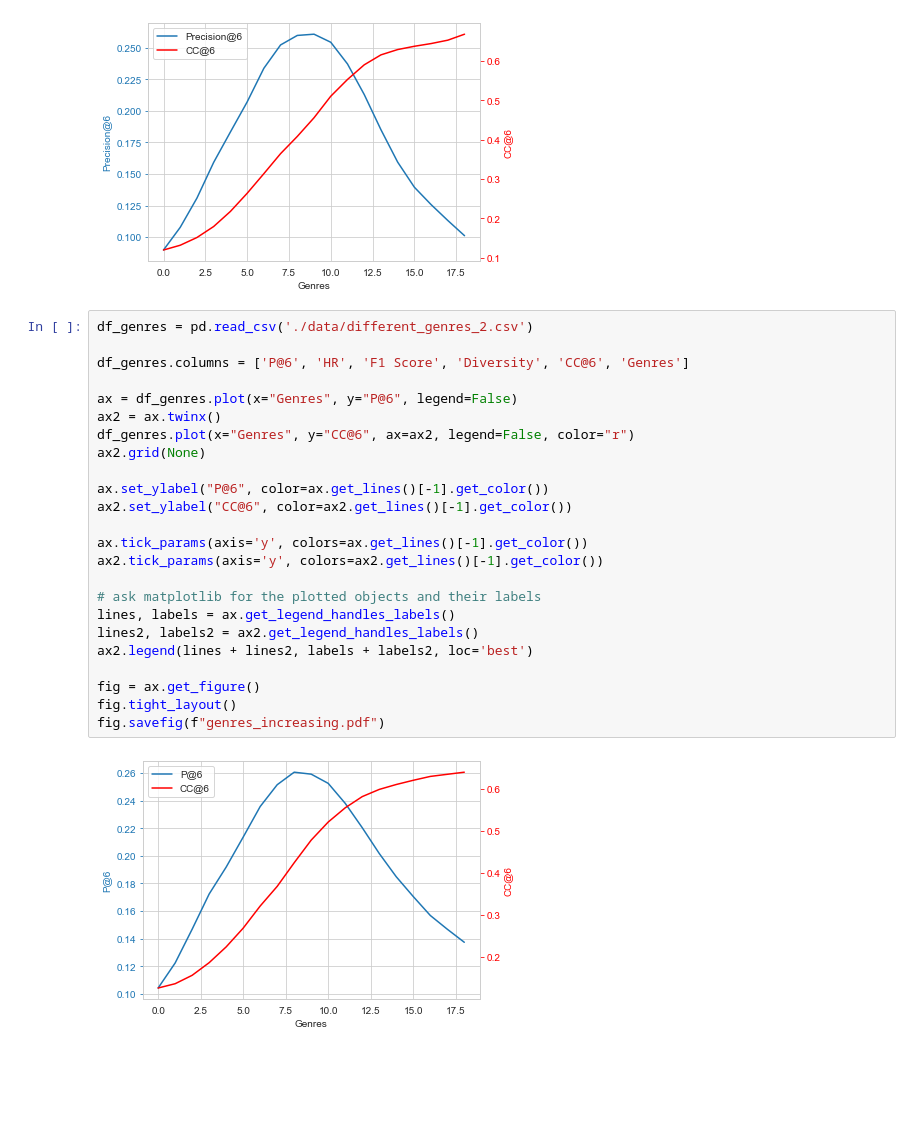
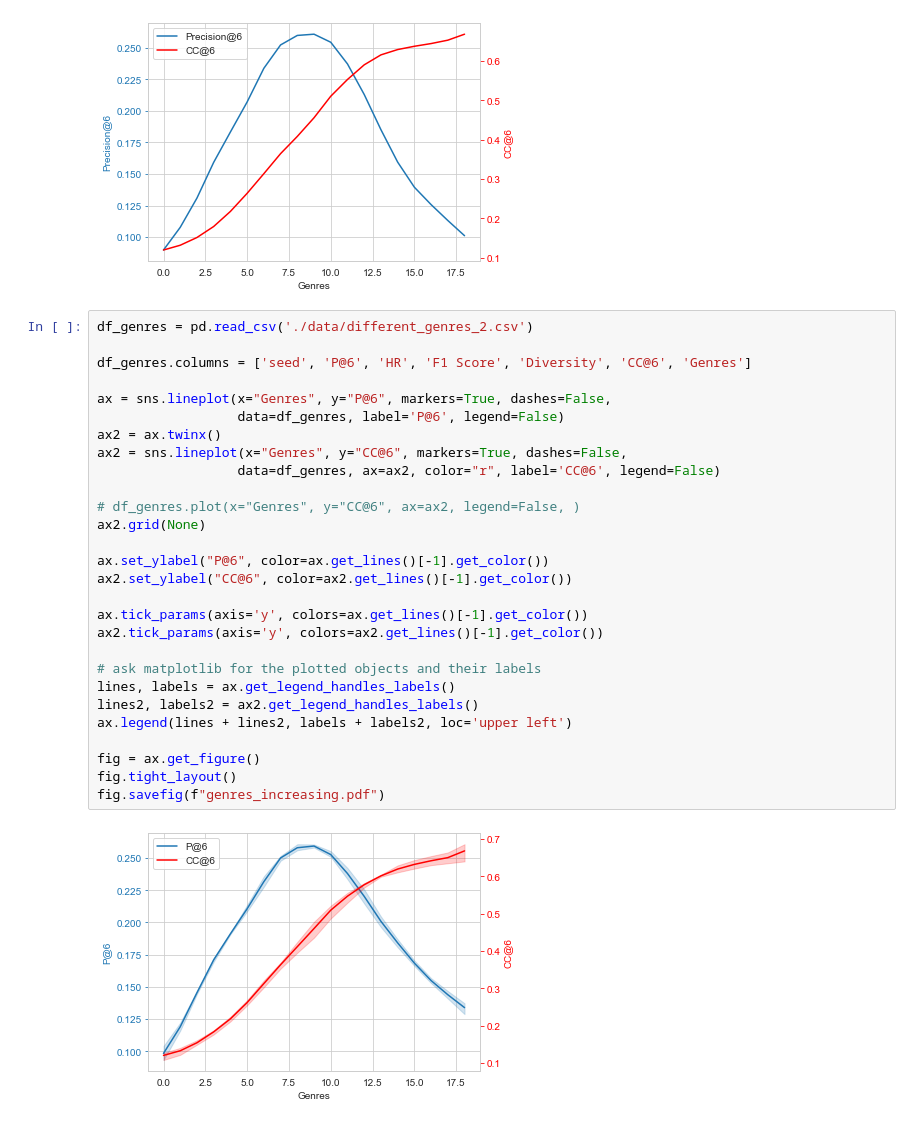
Before and after one commit to dferendo/RecommendationSystem, a Jupyter notebook: plots/slate_plot.ipynb, the cells around one changed output. Cells and saved outputs as stored; diff of their text form; blank space fills up the shorter version.

```diff
--- a/plots/slate_plot.ipynb
+++ b/plots/slate_plot.ipynb
@@ -223,26 +235,30 @@ fig.savefig(f"genres_increasing.pdf")
 # %%
 df_genres = pd.read_csv('./data/different_genres_2.csv')
 
-df_genres.columns = ['P@6', 'HR', 'F1 Score', 'Diversity', 'CC@6', 'Genres']
+df_genres.columns = ['seed', 'P@6', 'HR', 'F1 Score', 'Diversity', 'CC@6', 'Genres']
 
-ax = df_genres.plot(x="Genres", y="P@6", legend=False)
+ax = sns.lineplot(x="Genres", y="P@6", markers=True, dashes=False,
+                  data=df_genres, label='P@6', legend=False)
 ax2 = ax.twinx()
-df_genres.plot(x="Genres", y="CC@6", ax=ax2, legend=False, color="r")
+ax2 = sns.lineplot(x="Genres", y="CC@6", markers=True, dashes=False,
+                  data=df_genres, ax=ax2, color="r", label='CC@6', legend=False)
+
+# df_genres.plot(x="Genres", y="CC@6", ax=ax2, legend=False, )
 ax2.grid(None)
 
 ax.set_ylabel("P@6", color=ax.get_lines()[-1].get_color())
 ax2.set_ylabel("CC@6", color=ax2.get_lines()[-1].get_color())
 
 ax.tick_params(axis='y', colors=ax.get_lines()[-1].get_color())
 ax2.tick_params(axis='y', colors=ax2.get_lines()[-1].get_color())
 
 # ask matplotlib for the plotted objects and their labels
 lines, labels = ax.get_legend_handles_labels()
 lines2, labels2 = ax2.get_legend_handles_labels()
-ax2.legend(lines + lines2, labels + labels2, loc='best')
+ax.legend(lines + lines2, labels + labels2, loc='upper left')
 
 fig = ax.get_figure()
 fig.tight_layout()
 fig.savefig(f"genres_increasing.pdf")
 # %% [output]
-[figure, old version]
+[figure, new version]
```
Also changed, not shown: parts of 1 cell of this notebook, 3 other files.
